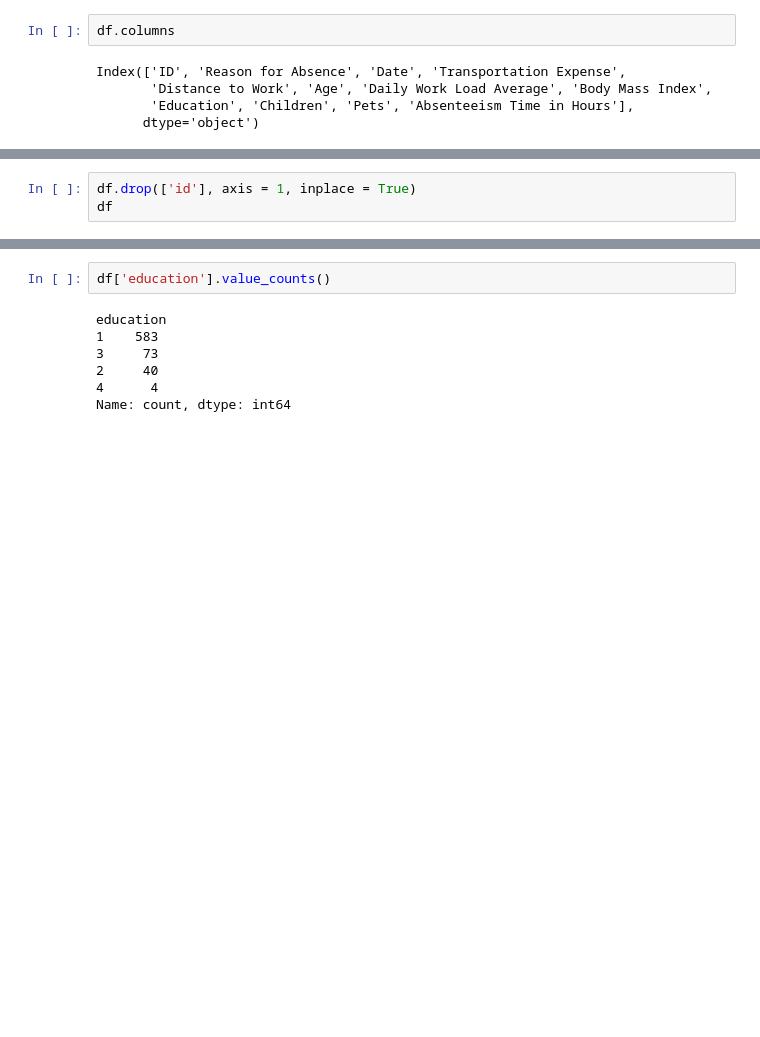
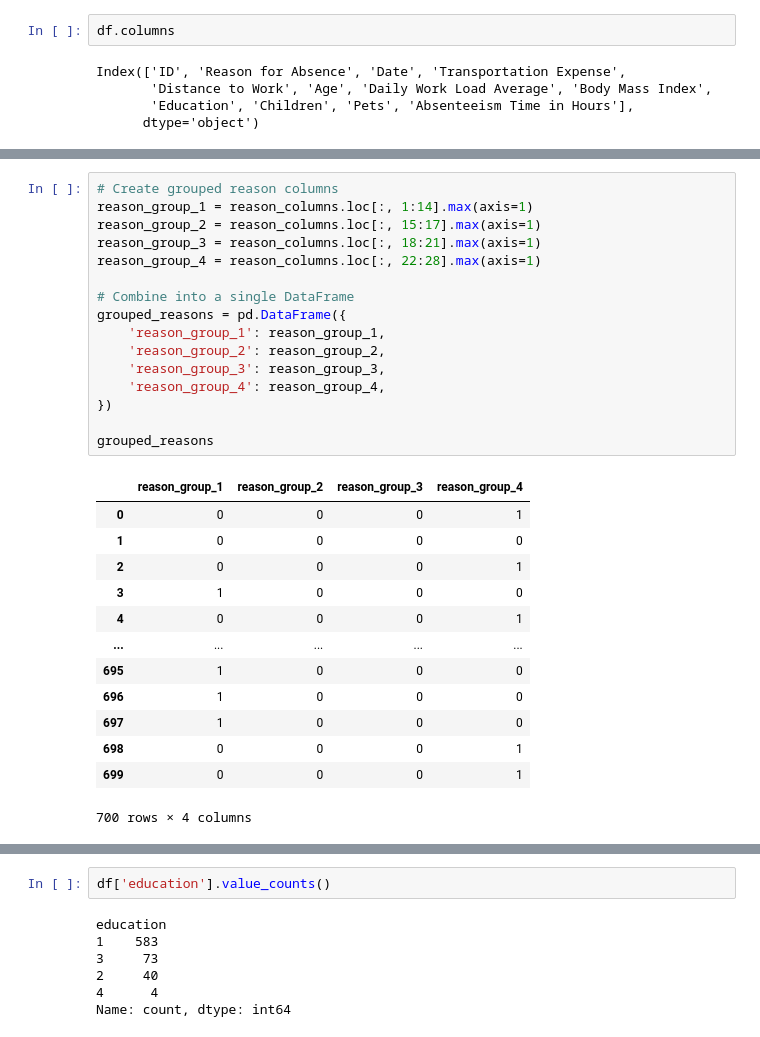
Before and after one commit to shree131/absenteeism_prediction_model, a Jupyter notebook: 1_Absenteeism_Preprocessing.ipynb, the cells around one changed output, grey strips where cells are left out. Saved outputs shown, nothing was run; the diff lists cells and outputs as text; blank space fills up the shorter version.

```diff
--- a/1_Absenteeism_Preprocessing.ipynb
+++ b/1_Absenteeism_Preprocessing.ipynb
@@ -112,3 +160,0 @@ Index(['id', 'reason_for_absence', 'date_of_absence',
-# %%
-df.drop(['id'], axis = 1, inplace = True)
-df
@@ -424,0 +309,30 @@ Categorical data, the numbers don't have a meaning.
+# %%
+# Create grouped reason columns
+reason_group_1 = reason_columns.loc[:, 1:14].max(axis=1)
+reason_group_2 = reason_columns.loc[:, 15:17].max(axis=1)
+reason_group_3 = reason_columns.loc[:, 18:21].max(axis=1)
+reason_group_4 = reason_columns.loc[:, 22:28].max(axis=1)
+
+# Combine into a single DataFrame
+grouped_reasons = pd.DataFrame({
+    'reason_group_1': reason_group_1,
+    'reason_group_2': reason_group_2,
+    'reason_group_3': reason_group_3,
+    'reason_group_4': reason_group_4,
+})
+
+grouped_reasons
+# %% [output]
+|  | reason_group_1 | reason_group_2 | reason_group_3 | reason_group_4 |
+| 0 | 0 | 0 | 0 | 1 |
+| 1 | 0 | 0 | 0 | 0 |
+| 2 | 0 | 0 | 0 | 1 |
+| 3 | 1 | 0 | 0 | 0 |
+| 4 | 0 | 0 | 0 | 1 |
+| ... | ... | ... | ... | ... |
+| 695 | 1 | 0 | 0 | 0 |
+| 696 | 1 | 0 | 0 | 0 |
+| 697 | 1 | 0 | 0 | 0 |
+| 698 | 0 | 0 | 0 | 1 |
+| 699 | 0 | 0 | 0 | 1 |
+700 rows × 4 columns
```
Also changed, not shown: parts of 114 cells of this notebook, 2 other files.
